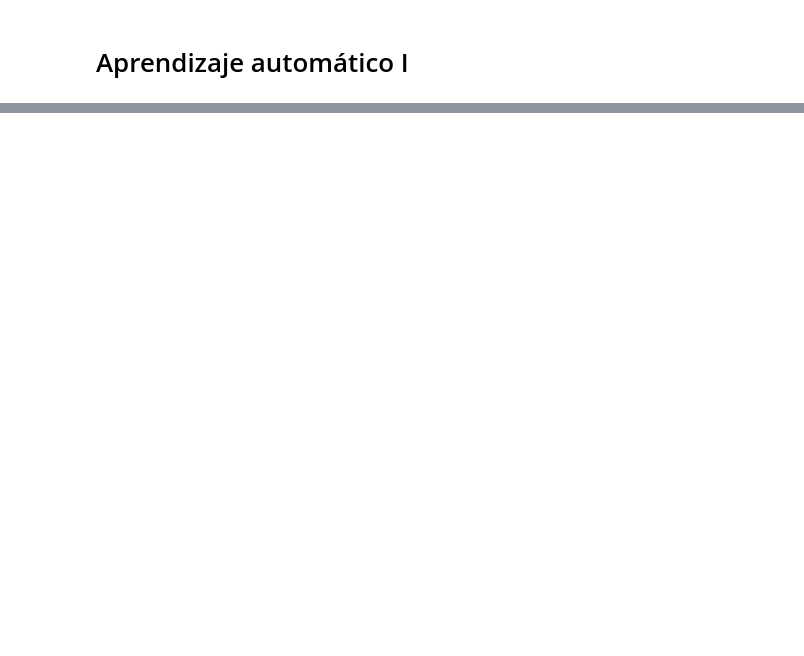
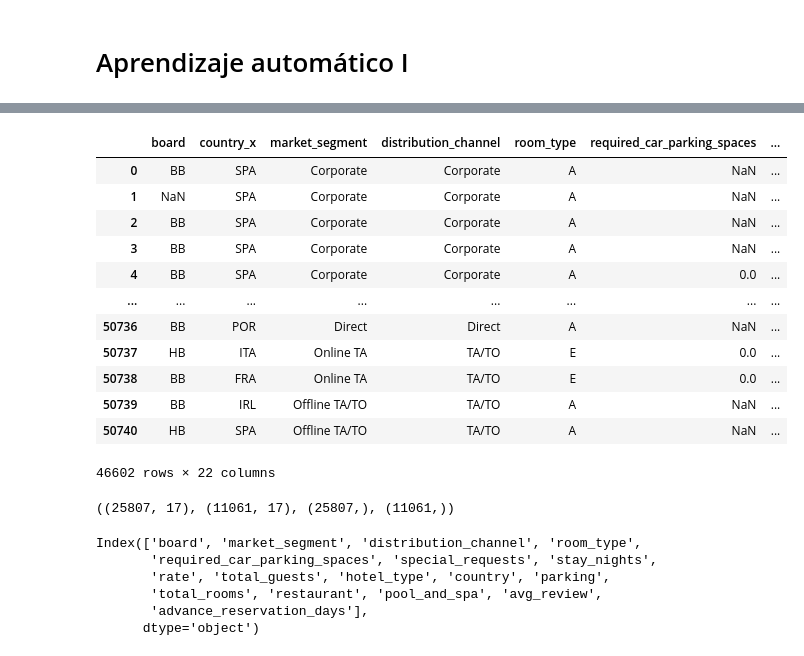
Before and after one commit to rperecam/MachineLearning, a Jupyter notebook: main.ipynb, the cells around one changed output, grey strips where cells are left out. Drawn from its saved outputs; the diff is of its cells as text; code cells hidden in the pictures; blank space fills up the shorter version.

```diff
--- a/main.ipynb
+++ b/main.ipynb
@@ -57,0 +43,16 @@ df_validation
+# %%
+df_train
+# %% [output]
+|  | board | country_x | market_segment | distribution_channel | room_type | required_car_parking_spaces | ... |
+| 0 | BB | SPA | Corporate | Corporate | A | NaN | ... |
+| 1 | NaN | SPA | Corporate | Corporate | A | NaN | ... |
+| 2 | BB | SPA | Corporate | Corporate | A | NaN | ... |
+| 3 | BB | SPA | Corporate | Corporate | A | NaN | ... |
+| 4 | BB | SPA | Corporate | Corporate | A | 0.0 | ... |
+| ... | ... | ... | ... | ... | ... | ... | ... |
+| 50736 | BB | POR | Direct | Direct | A | NaN | ... |
+| 50737 | HB | ITA | Online TA | TA/TO | E | 0.0 | ... |
+| 50738 | BB | FRA | Online TA | TA/TO | E | 0.0 | ... |
+| 50739 | BB | IRL | Offline TA/TO | TA/TO | A | NaN | ... |
+| 50740 | HB | SPA | Offline TA/TO | TA/TO | A | NaN | ... |
+46602 rows × 22 columns
@@ -58,2 +125,15 @@ df_validation
+# %%
+X_train.shape, X_test.shape, y_train.shape, y_test.shape
+# %% [output]
+((25807, 17), (11061, 17), (25807,), (11061,))
+# %%
+X_train.columns
+# %% [output]
+Index(['board', 'market_segment', 'distribution_channel', 'room_type',
+       'required_car_parking_spaces', 'special_requests', 'stay_nights',
+       'rate', 'total_guests', 'hotel_type', 'country', 'parking',
+       'total_rooms', 'restaurant', 'pool_and_spa', 'avg_review',
+       'advance_reservation_days'],
+      dtype='object')
 # %%
 import pandas as pd
```
Also changed, not shown: parts of 8 cells of this notebook, 15 other files.
